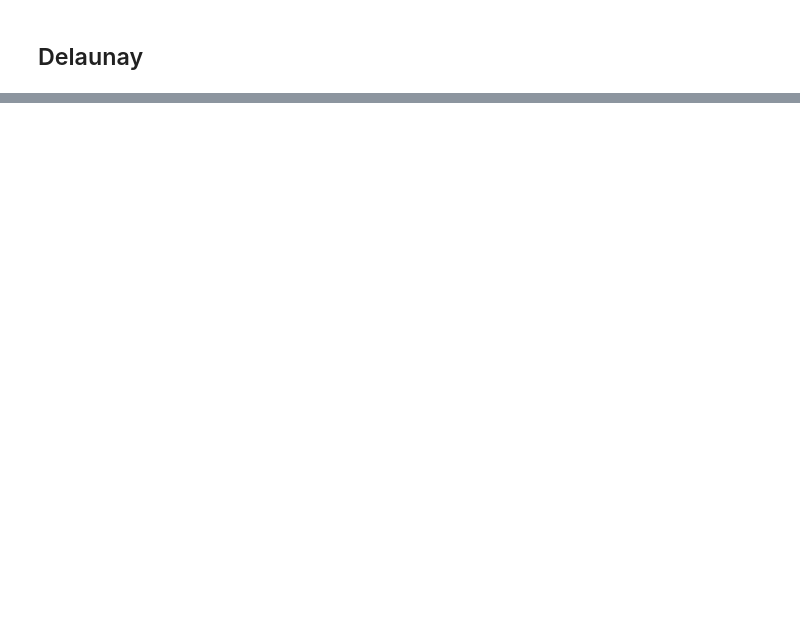
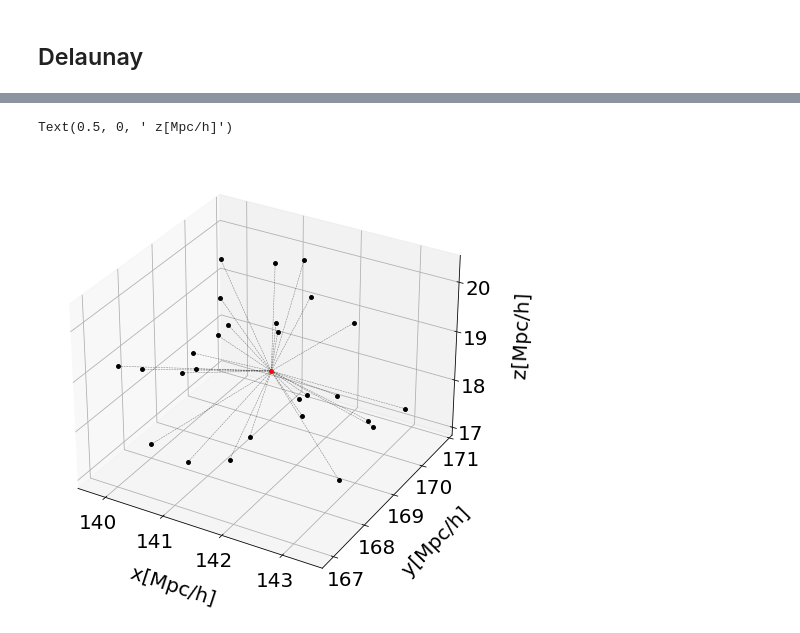
Before and after one commit to jsuarez314/graph_predictions, a Jupyter notebook: TCW_graph_dataset_topological.ipynb, the cells around one changed output, grey strips where cells are left out. Drawn from its saved outputs; the diff is of its cells as text; code cells hidden in the pictures; blank space fills up the shorter version.

```diff
--- a/TCW_graph_dataset_topological.ipynb
+++ b/TCW_graph_dataset_topological.ipynb
@@ -110,7 +136,13 @@ ids, n_delaunay_connections, id_delaunay_connections, dis_delaunay_connections,
 # %%
 fig = pl.figure(figsize=(8,8))
 ax  = pl.axes(projection='3d')
 ax  = plot_3D_unique(ax, points, id_delaunay_connections, 0)
+ax.set_xlabel(' x[Mpc/h]')
+ax.set_ylabel(' y[Mpc/h]')
+ax.set_zlabel(' z[Mpc/h]')
+# %% [output]
+Text(0.5, 0, ' z[Mpc/h]')
+[figure, added]
 # %%
 fig = pl.figure(figsize=(8,8))
 ax  = pl.axes(projection='3d')
```
Also changed, not shown: parts of 11 cells of this notebook, 12 other files.
